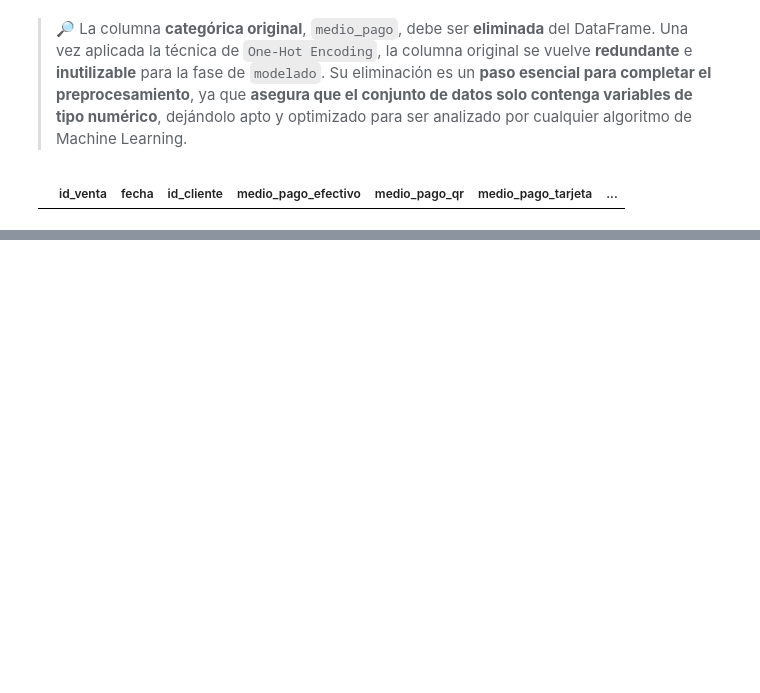
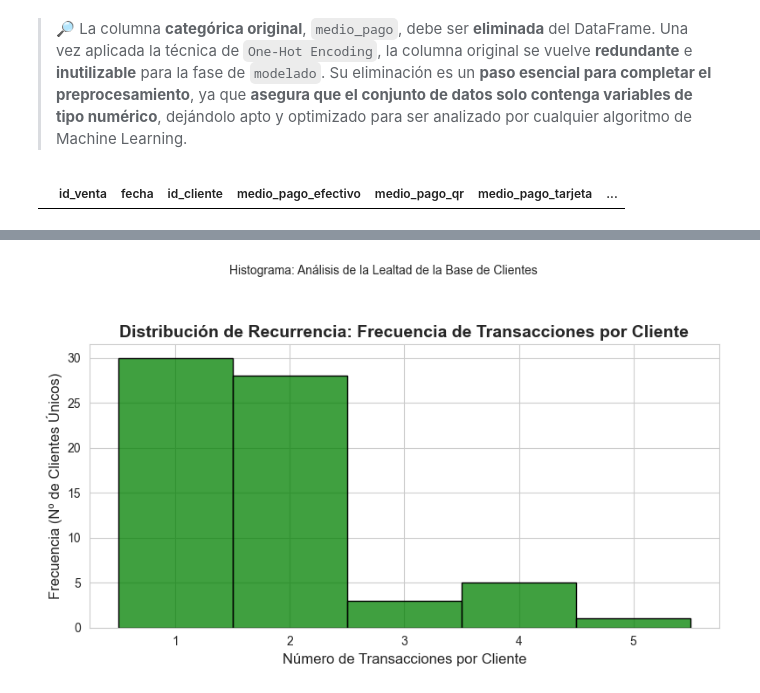
Before and after one commit to augustovillegas/ProyectoAurelionIBM, a Jupyter notebook: limp_y_trans_ventas.ipynb, the cells around one changed output, grey strips where cells are left out. Cells and saved outputs as stored; diff of their text form; code cells hidden in the pictures; blank space fills up the shorter version.

```diff
--- a/limp_y_trans_ventas.ipynb
+++ b/limp_y_trans_ventas.ipynb
@@ -581,0 +576,14 @@ Pendiente tendencia lineal (transacciones/mes): -0.51
+# %%
+clientes_recurrentes = df_ventas_True.groupby('id_cliente')['transacciones_cliente'].first()
+
+plt.figure(figsize=(8, 5))
+sns.histplot(clientes_recurrentes, bins=np.arange(clientes_recurrentes.max() + 2) - 0.5, kde=False, color='green', edgecolor='black', discrete=True)
+plt.title('Distribución de Recurrencia: Frecuencia de Transacciones por Cliente', fontsize=14, weight='bold')
+plt.suptitle('Histograma: Análisis de la Lealtad de la Base de Clientes', fontsize=10, y=0.95)
+plt.xlabel('Número de Transacciones por Cliente', fontsize=12)
+plt.ylabel('Frecuencia (Nº de Clientes Únicos)', fontsize=12)
+plt.xticks(np.arange(1, clientes_recurrentes.max() + 1))
+plt.tight_layout(rect=[0, 0, 1, 0.9])
+plt.show()
+# %% [output]
+[figure, added]
```
Also changed, not shown: parts of 24 cells of this notebook.
